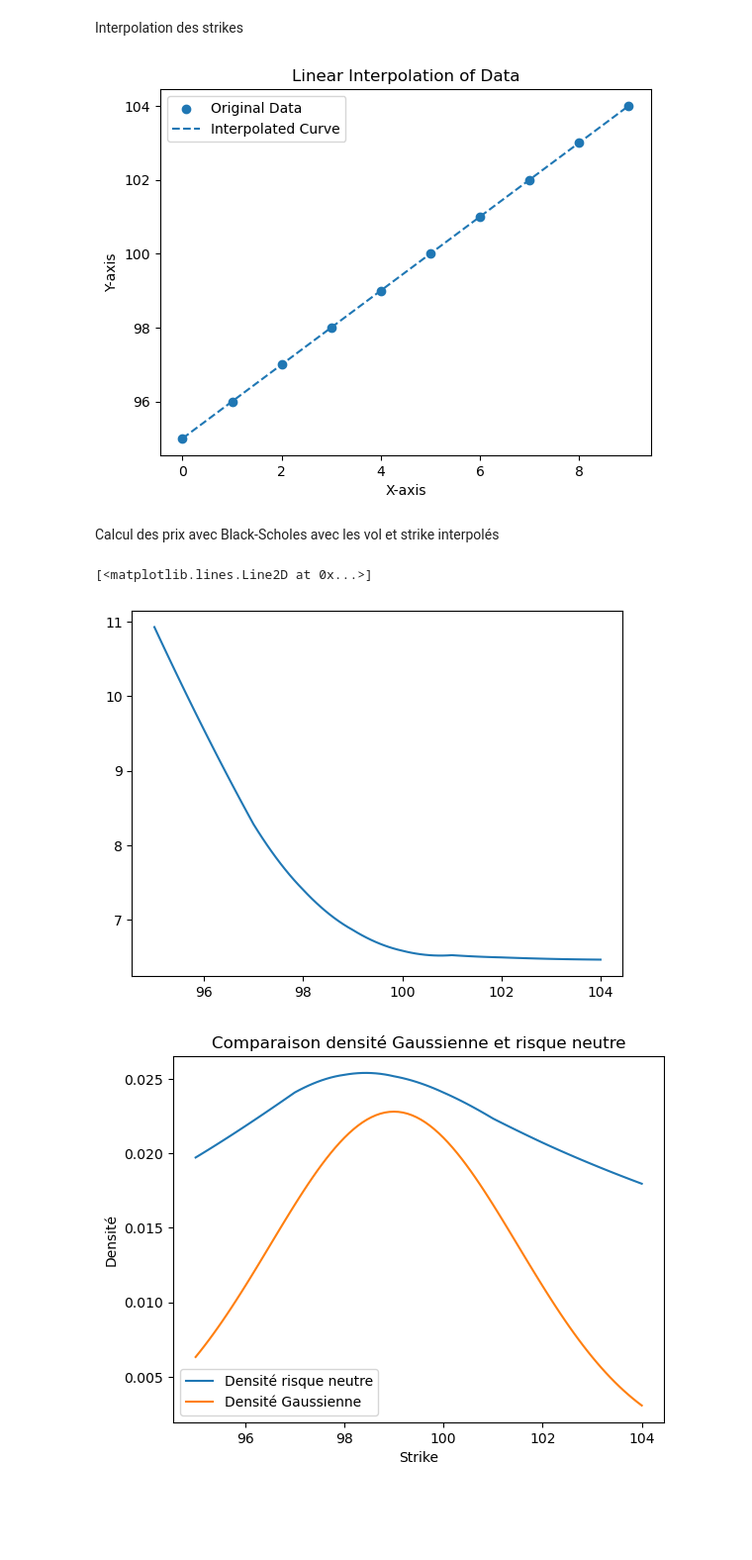
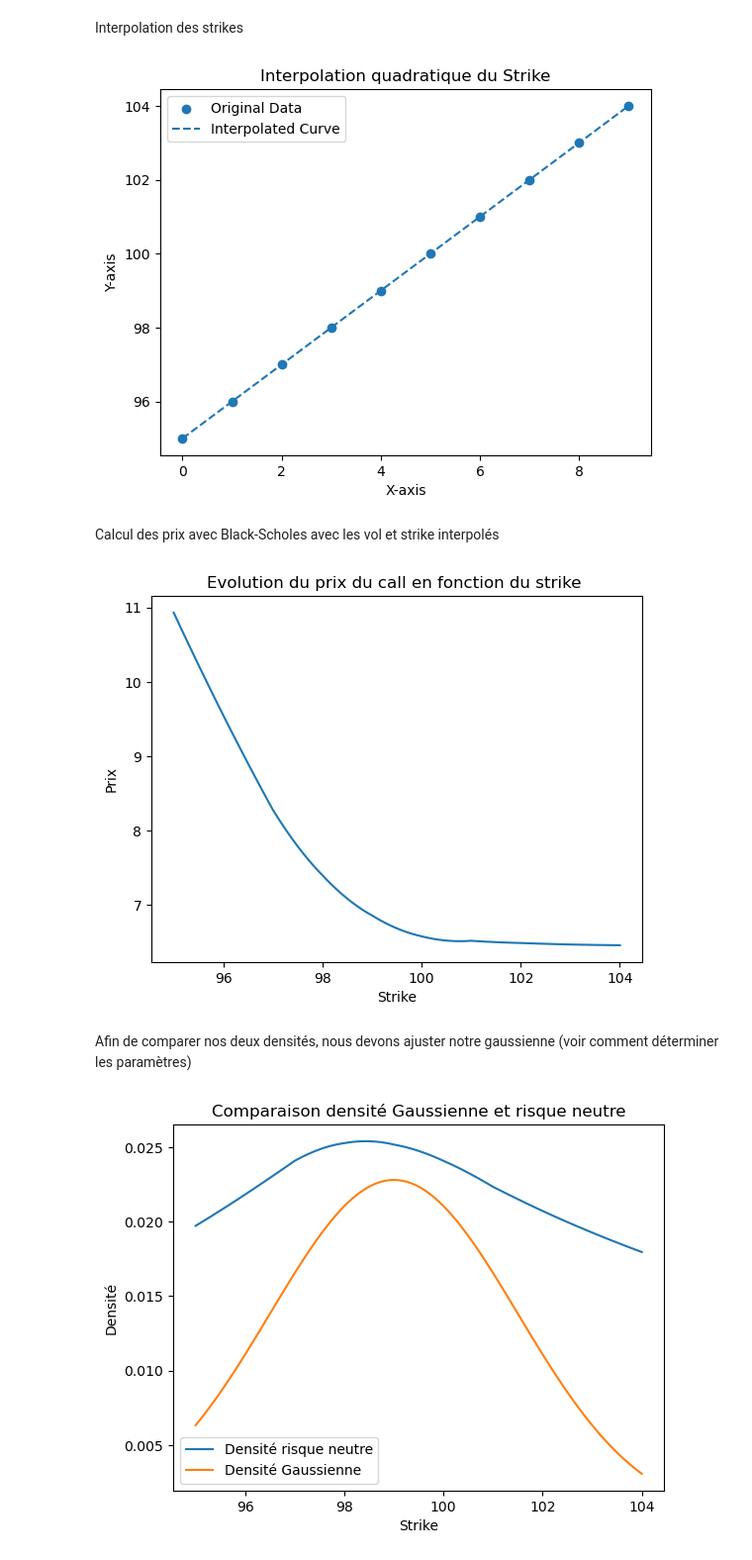
Before and after one commit to theomdvn/Calibration, a Jupyter notebook: Projet-Cal2.ipynb, the cells around one changed output. Shown: that part at 99% size. Saved outputs shown, nothing was run; the diff lists cells and outputs as text; code cells hidden in the pictures; blank space fills up the shorter version.

```diff
--- a/Projet-Cal2.ipynb
+++ b/Projet-Cal2.ipynb
@@ -16,9 +16,8 @@ import matplotlib.pyplot as plt
 # %%
 data = pd.DataFrame()
 data["strikes"] = [95, 96, 97, 98, 99, 100, 101, 102, 103, 104]
-data["prices"] = [10.93, 9.55, 8.28, 7.4, 6.86, 6.58, 6.52, 6.49, 6.47, 6.46]
+data["prices"] = [10.93, 9.55, 8.28, 7.40, 6.86, 6.58, 6.52, 6.49, 6.47, 6.46]
+T=1 #On considère des calls 1 an
 r = 0
-t = 0
 S = 100
 sigma = 0.2
-T=1
@@ -112,21 +131,24 @@ plt.plot(x_interpolated, strike_interpolated, label='Interpolated Curve', linest
 plt.legend()
 plt.xlabel('X-axis')
 plt.ylabel('Y-axis')
-plt.title('Linear Interpolation of Strike')
+plt.title('Interpolation quadratique du Strike')
 plt.show()
 # %% [output]
-[figure, old version]
+[figure, new version]
 # %% [markdown]
 Calcul des prix avec Black-Scholes avec les vol et strike interpolés
 # %%
 prices=[]
 
 for i,j in zip(strike_interpolated,y_interpolated):
     prices.append(black_scholes_call_price(S,i,T,r,j))
 
 df=pd.DataFrame([prices,strike_interpolated],index=["Price","Strike"]).T
 plt.plot(df["Strike"],df["Price"])
+plt.title("Evolution du prix du call en fonction du strike ")
+plt.ylabel("Prix")
+plt.xlabel("Strike")
+plt.show()
 # %% [output]
-[<matplotlib.lines.Line2D at 0x...>]
-[figure, old version]
+[figure, new version]
 # %%
@@ -144,3 +166,5 @@ def calc_density_neutral_risk ( exercise_prices , r , S , T , implied_vols ) :
 
     return density
+# %% [markdown]
+Afin de comparer nos deux densités, nous devons ajuster notre gaussienne (voir comment déterminer les paramètres)
 # %%
```
Also changed, not shown: parts of 14 cells of this notebook.
